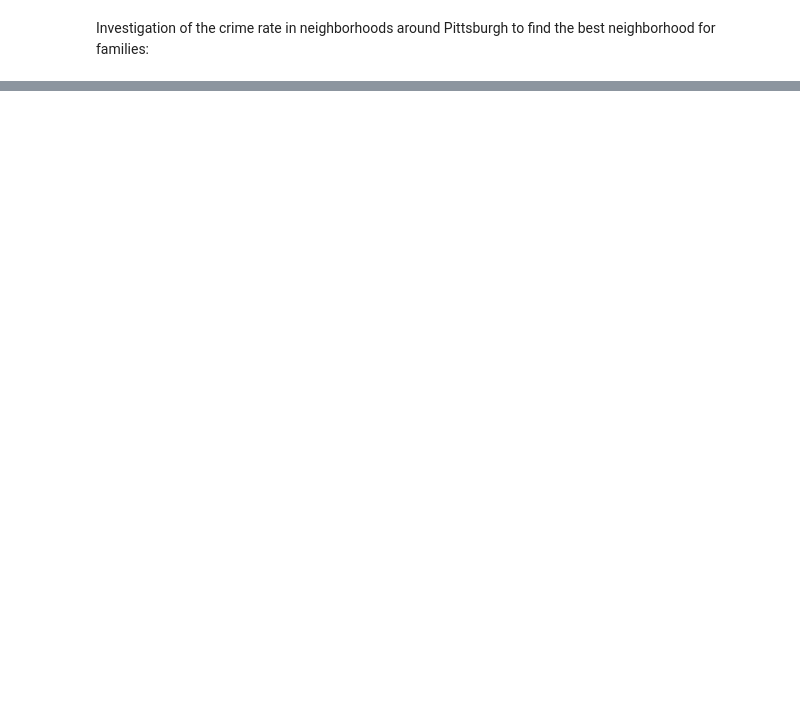
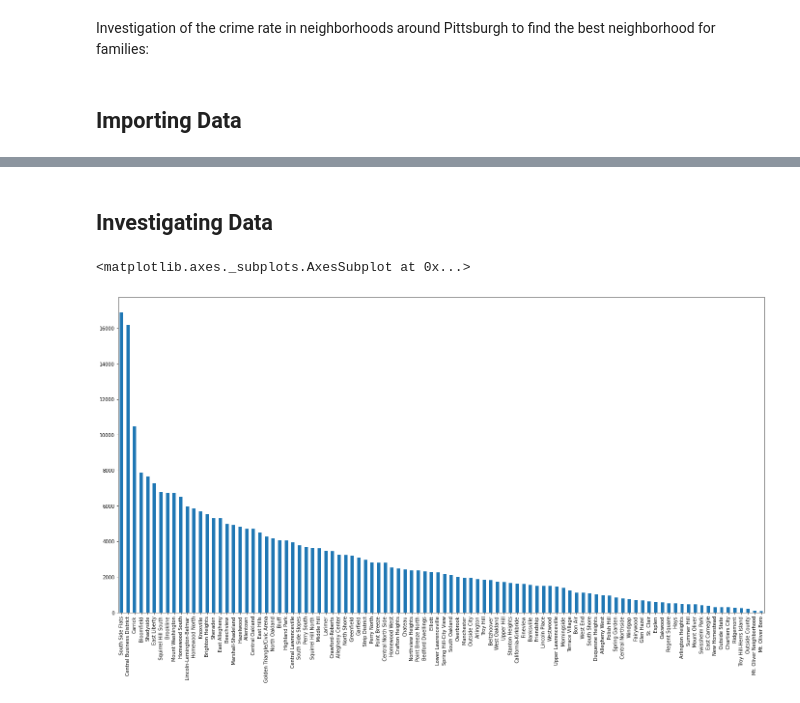
Before and after one commit to amissimer/Best-Family-Neighborhood-, a Jupyter notebook: CrimeData.ipynb, the cells around one changed output, grey strips where cells are left out. Drawn from its saved outputs; the diff is of its cells as text; code cells hidden in the pictures; blank space fills up the shorter version.

```diff
--- a/CrimeData.ipynb
+++ b/CrimeData.ipynb
@@ -1,3 +1,5 @@
 # %% [markdown]
 Investigation of the crime rate in neighborhoods around Pittsburgh to find the best neighborhood for families:
+# %% [markdown]
+## Importing Data
 # %%
@@ -12,3 +18,14 @@ incidents.head()
 | 2 | 2801809 | 16000367.0 | 4 | 2016-01-01T00:10:00 | 500 Block Mt Pleasant RD Pittsbur... | N | Northview Heights | ... |
 | 3 | 2802315 | 16000035.0 | 10 | 2016-01-01T00:15:00 | 300 Block Wood ST Pittsburgh, PA ... | Y | Golden Triangle/Civic Arena | ... |
 | 4 | 2802312 | 16000024.0 | 4 | 2016-01-01T00:16:00 | 500 Block Mt Pleasant RD Pittsbur... | N | Northview Heights | ... |
+# %% [markdown]
+## Investigating Data
+# %%
+# organize our dataframe by neighborhood so we can count the number of each
+inc = incidents['INCIDENTNEIGHBORHOOD'].value_counts()
+
+# graph out all data so we can get a general idea
+inc.plot(kind = 'bar', figsize=(24,12))
+# %% [output]
+<matplotlib.axes._subplots.AxesSubplot at 0x...>
+[figure, added]
```
Also changed, not shown: parts of 7 cells of this notebook.
